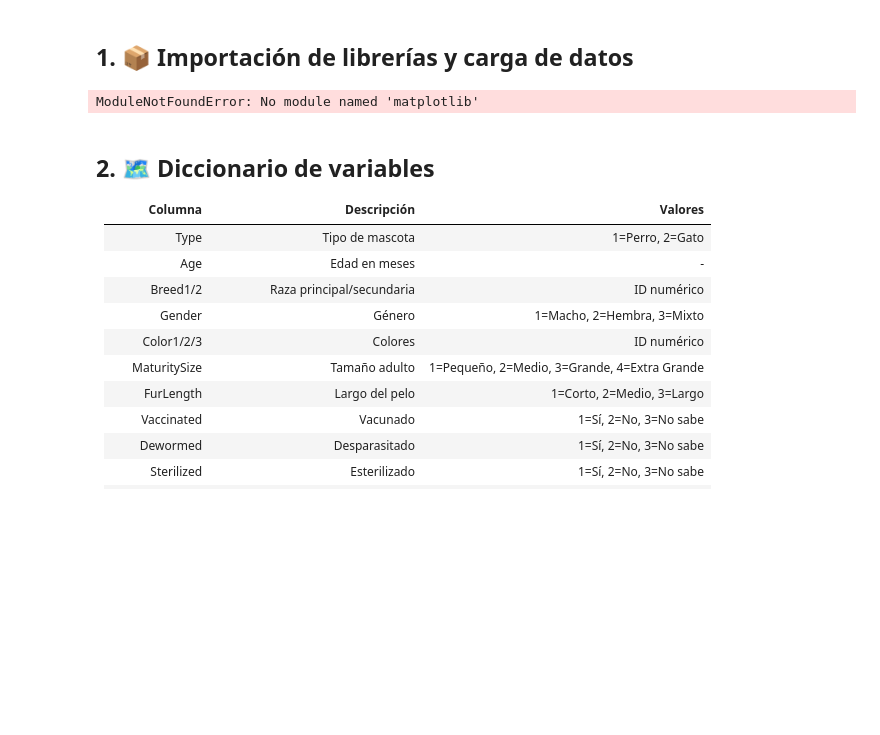
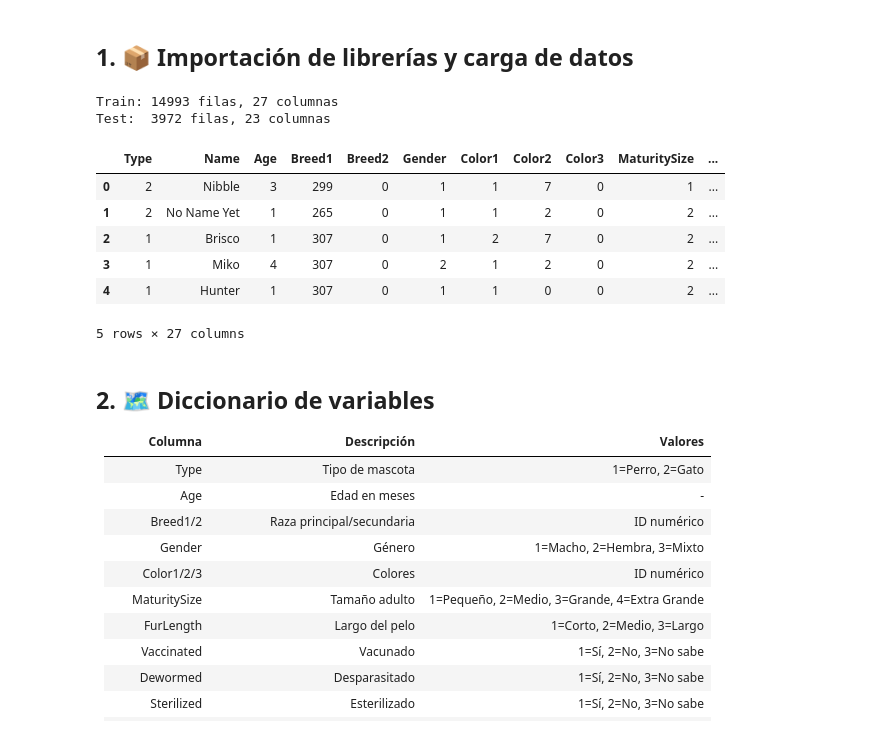
Before and after one commit to Bootcamp-DA-P2/DA-project-classification-Grupo-3, a Jupyter notebook: notebook/EDA_PetFinder.ipynb, the cells around one changed output. Drawn from its saved outputs; the diff is of its cells as text; code cells hidden in the pictures; blank space fills up the shorter version.

```diff
--- a/notebook/EDA_PetFinder.ipynb
+++ b/notebook/EDA_PetFinder.ipynb
@@ -9,26 +9,34 @@
 # %%
 import pandas as pd
 import numpy as np
 import matplotlib.pyplot as plt
 import matplotlib.ticker as mtick
 import seaborn as sns
 import warnings
 warnings.filterwarnings('ignore')
 
 # Estilo de gráficas
 sns.set_theme(style='whitegrid', palette='muted')
 plt.rcParams['figure.figsize'] = (10, 5)
 plt.rcParams['font.size'] = 12
 
 # Carga de datos
-train = pd.read_csv('train.csv')
-test  = pd.read_csv('test.csv')
+train = pd.read_csv('train_clean.csv')
+test  = pd.read_csv('../data/test.csv')
 
 print(f'Train: {train.shape[0]} filas, {train.shape[1]} columnas')
 print(f'Test:  {test.shape[0]} filas, {test.shape[1]} columnas')
 train.head()
 # %% [output]
-ModuleNotFoundError: No module named 'matplotlib'
+Train: 14993 filas, 27 columnas
+Test:  3972 filas, 23 columnas
+|  | Type | Name | Age | Breed1 | Breed2 | Gender | Color1 | Color2 | Color3 | MaturitySize | ... |
+| 0 | 2 | Nibble | 3 | 299 | 0 | 1 | 1 | 7 | 0 | 1 | ... |
+| 1 | 2 | No Name Yet | 1 | 265 | 0 | 1 | 1 | 2 | 0 | 2 | ... |
+| 2 | 1 | Brisco | 1 | 307 | 0 | 1 | 2 | 7 | 0 | 2 | ... |
+| 3 | 1 | Miko | 4 | 307 | 0 | 2 | 1 | 2 | 0 | 2 | ... |
+| 4 | 1 | Hunter | 1 | 307 | 0 | 1 | 1 | 0 | 0 | 2 | ... |
+5 rows × 27 columns
 # %% [markdown]
 ## 2. 🗺️ Diccionario de variables
 
```
Also changed, not shown: parts of 13 cells of this notebook, 2 other files.
